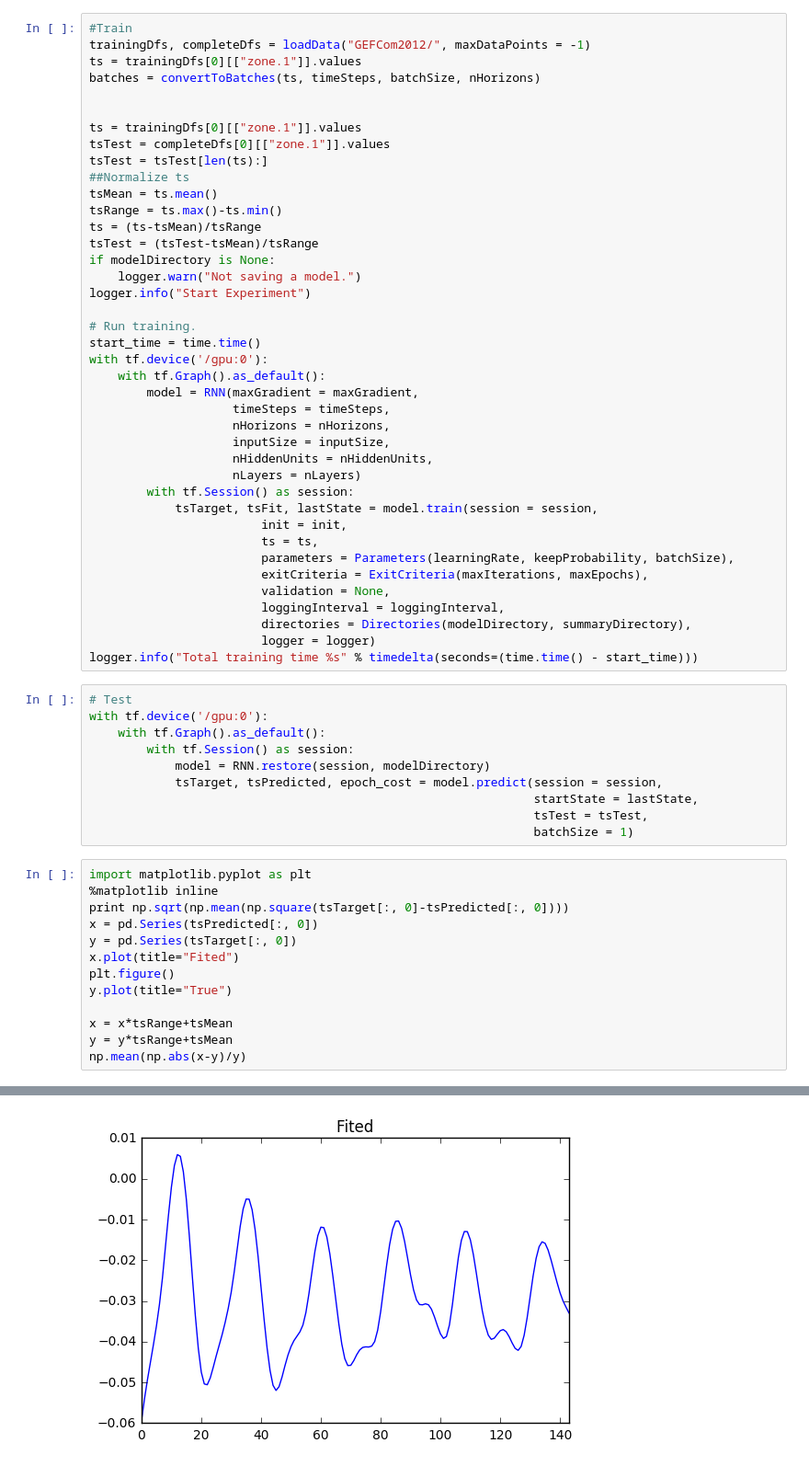
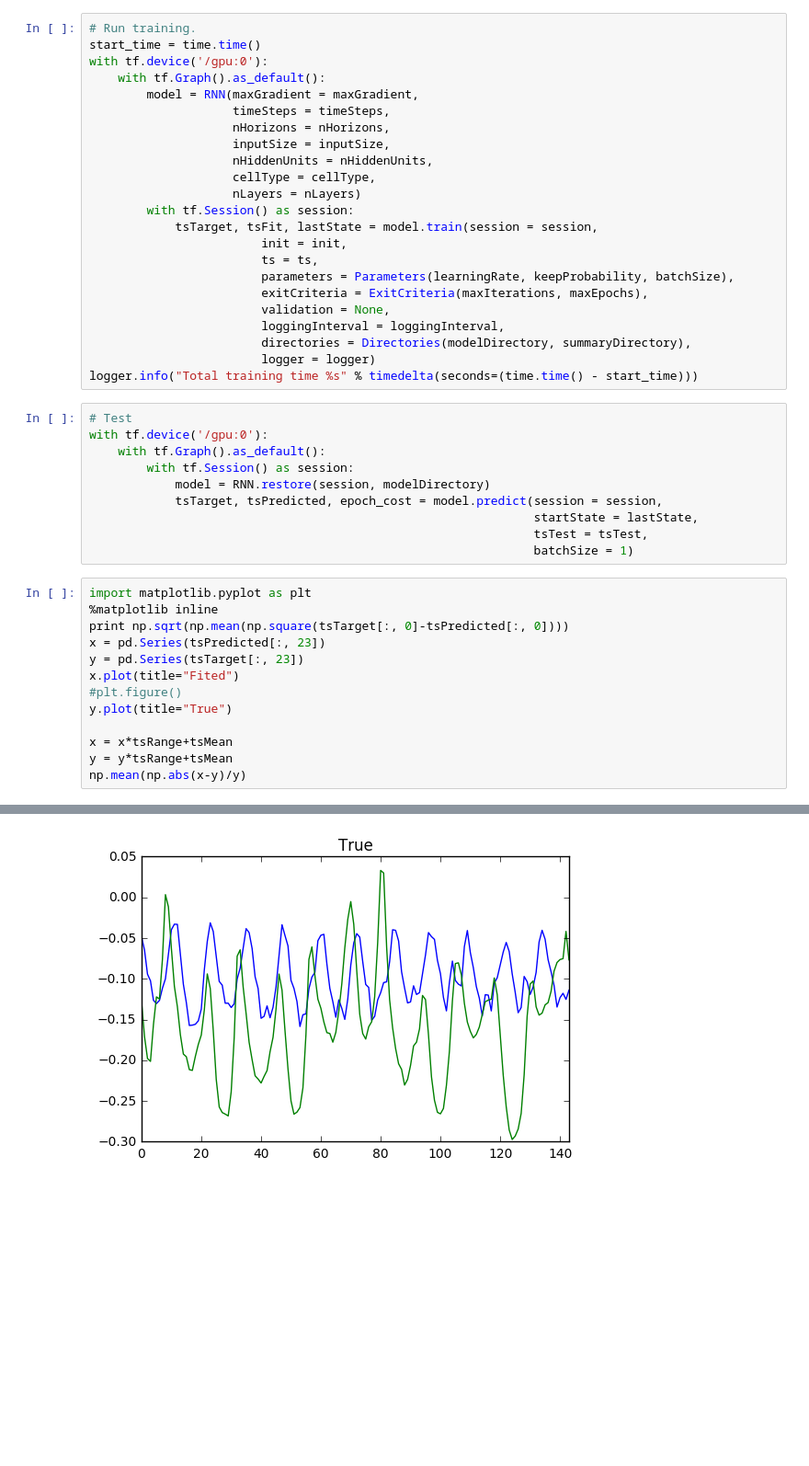
Before and after one commit to Nikasa1889/RNNForecast, a Jupyter notebook: RNNModel.ipynb, the cells around one changed output, grey strips where cells are left out. Shown: that part at 92% size. Saved outputs shown, nothing was run; the diff lists cells and outputs as text; blank space fills up the shorter version.

```diff
--- a/RNNModel.ipynb
+++ b/RNNModel.ipynb
@@ -37,22 +58,4 @@ loggingInterval = 100
 # %%
-#Train
-trainingDfs, completeDfs = loadData("GEFCom2012/", maxDataPoints = -1)
-ts = trainingDfs[0][["zone.1"]].values
-batches = convertToBatches(ts, timeSteps, batchSize, nHorizons)
-
-
-ts = trainingDfs[0][["zone.1"]].values
-tsTest = completeDfs[0][["zone.1"]].values
-tsTest = tsTest[len(ts):]
-##Normalize ts
-tsMean = ts.mean()
-tsRange = ts.max()-ts.min()
-ts = (ts-tsMean)/tsRange
-tsTest = (tsTest-tsMean)/tsRange
-if modelDirectory is None:
-    logger.warn("Not saving a model.")
-logger.info("Start Experiment")
-
 # Run training.
 start_time = time.time()
 with tf.device('/gpu:0'):
@@ -62,6 +65,7 @@ with tf.device('/gpu:0'):
                     nHorizons = nHorizons,
                     inputSize = inputSize,
                     nHiddenUnits = nHiddenUnits,
+                    cellType = cellType,
                     nLayers = nLayers)
         with tf.Session() as session:
             tsTarget, tsFit, lastState = model.train(session = session,
@@ -88,10 +92,10 @@ with tf.device('/gpu:0'):
 import matplotlib.pyplot as plt
 %matplotlib inline
 print np.sqrt(np.mean(np.square(tsTarget[:, 0]-tsPredicted[:, 0])))
-x = pd.Series(tsPredicted[:, 0])
-y = pd.Series(tsTarget[:, 0])
+x = pd.Series(tsPredicted[:, 23])
+y = pd.Series(tsTarget[:, 23])
 x.plot(title="Fited")
-plt.figure()
+#plt.figure()
 y.plot(title="True")
 
 x = x*tsRange+tsMean
@@ -103 +107 @@ np.mean(np.abs(x-y)/y)
-[figure, old version]
+[figure, new version]
```
Also changed, not shown: parts of 10 cells of this notebook, 1 other file.
